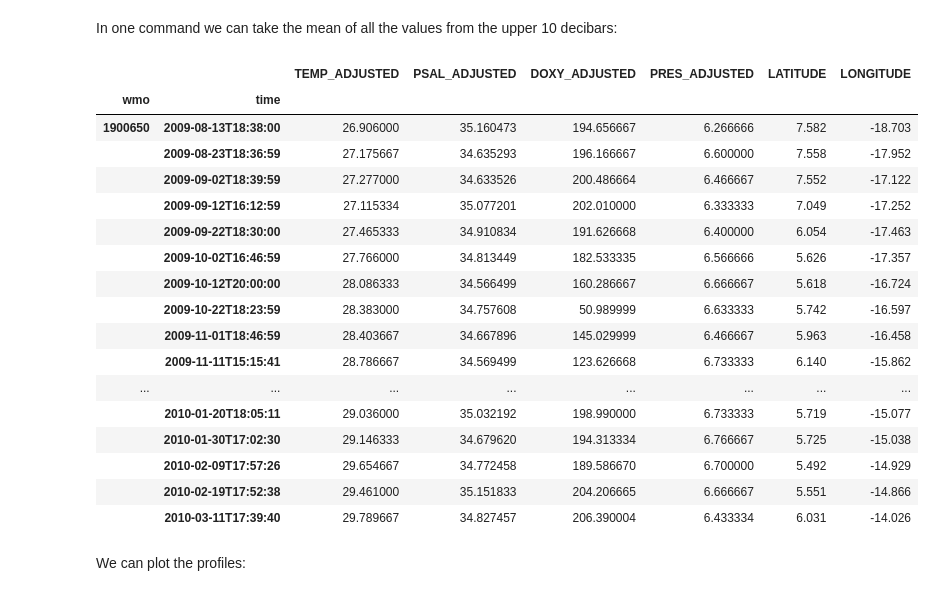
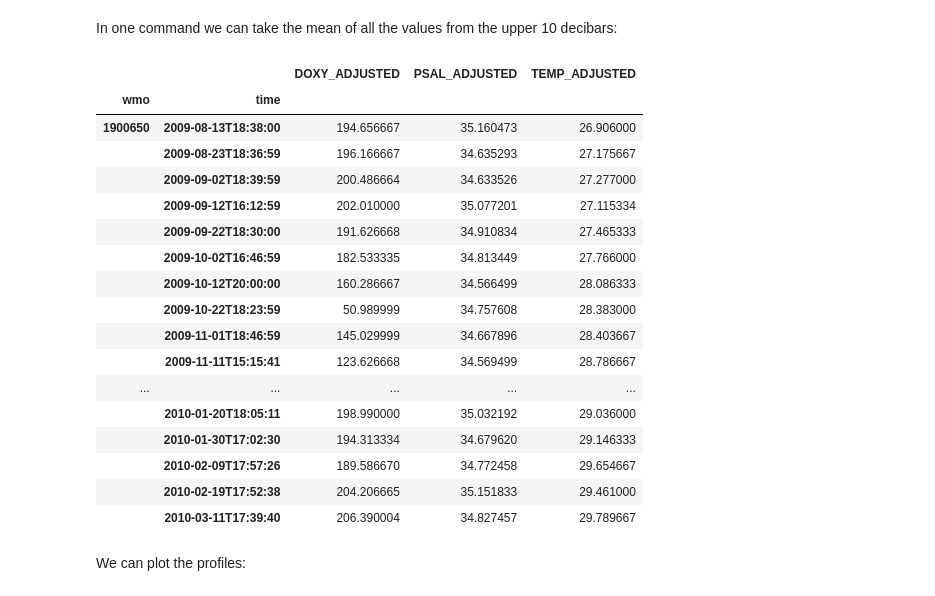
Before and after one commit to biofloat/biofloat, a Jupyter notebook: notebooks/build_oxyfloat_cache.ipynb, the cells around one changed output. Cells and saved outputs as stored; diff of their text form; code cells hidden in the pictures.

```diff
--- a/notebooks/build_oxyfloat_cache.ipynb
+++ b/notebooks/build_oxyfloat_cache.ipynb
@@ -119,26 +119,26 @@ df.query('depth < 10')
 # %% [markdown]
 In one command we can take the mean of all the values from the upper 10 decibars:
 # %%
-df.query('depth < 10').groupby(level=['wmo', 'time']).mean()
+df.query('pressure < 10').groupby(level=['wmo', 'time']).mean()
 # %% [output]
-|  |  | TEMP_ADJUSTED | PSAL_ADJUSTED | DOXY_ADJUSTED | PRES_ADJUSTED | LATITUDE | LONGITUDE |
-| wmo | time |  |  |  |  |  |  |
-| 1900650 | 2009-08-13T18:38:00 | 26.906000 | 35.160473 | 194.656667 | 6.266666 | 7.582 | -18.703 |
-|  | 2009-08-23T18:36:59 | 27.175667 | 34.635293 | 196.166667 | 6.600000 | 7.558 | -17.952 |
-|  | 2009-09-02T18:39:59 | 27.277000 | 34.633526 | 200.486664 | 6.466667 | 7.552 | -17.122 |
-|  | 2009-09-12T16:12:59 | 27.115334 | 35.077201 | 202.010000 | 6.333333 | 7.049 | -17.252 |
-|  | 2009-09-22T18:30:00 | 27.465333 | 34.910834 | 191.626668 | 6.400000 | 6.054 | -17.463 |
-|  | 2009-10-02T16:46:59 | 27.766000 | 34.813449 | 182.533335 | 6.566666 | 5.626 | -17.357 |
-|  | 2009-10-12T20:00:00 | 28.086333 | 34.566499 | 160.286667 | 6.666667 | 5.618 | -16.724 |
-|  | 2009-10-22T18:23:59 | 28.383000 | 34.757608 | 50.989999 | 6.633333 | 5.742 | -16.597 |
-|  | 2009-11-01T18:46:59 | 28.403667 | 34.667896 | 145.029999 | 6.466667 | 5.963 | -16.458 |
-|  | 2009-11-11T15:15:41 | 28.786667 | 34.569499 | 123.626668 | 6.733333 | 6.140 | -15.862 |
-| ... | ... | ... | ... | ... | ... | ... | ... |
-|  | 2010-01-20T18:05:11 | 29.036000 | 35.032192 | 198.990000 | 6.733333 | 5.719 | -15.077 |
-|  | 2010-01-30T17:02:30 | 29.146333 | 34.679620 | 194.313334 | 6.766667 | 5.725 | -15.038 |
-|  | 2010-02-09T17:57:26 | 29.654667 | 34.772458 | 189.586670 | 6.700000 | 5.492 | -14.929 |
-|  | 2010-02-19T17:52:38 | 29.461000 | 35.151833 | 204.206665 | 6.666667 | 5.551 | -14.866 |
-|  | 2010-03-11T17:39:40 | 29.789667 | 34.827457 | 206.390004 | 6.433334 | 6.031 | -14.026 |
+|  |  | DOXY_ADJUSTED | PSAL_ADJUSTED | TEMP_ADJUSTED |
+| wmo | time |  |  |  |
+| 1900650 | 2009-08-13T18:38:00 | 194.656667 | 35.160473 | 26.906000 |
+|  | 2009-08-23T18:36:59 | 196.166667 | 34.635293 | 27.175667 |
+|  | 2009-09-02T18:39:59 | 200.486664 | 34.633526 | 27.277000 |
+|  | 2009-09-12T16:12:59 | 202.010000 | 35.077201 | 27.115334 |
+|  | 2009-09-22T18:30:00 | 191.626668 | 34.910834 | 27.465333 |
+|  | 2009-10-02T16:46:59 | 182.533335 | 34.813449 | 27.766000 |
+|  | 2009-10-12T20:00:00 | 160.286667 | 34.566499 | 28.086333 |
+|  | 2009-10-22T18:23:59 | 50.989999 | 34.757608 | 28.383000 |
+|  | 2009-11-01T18:46:59 | 145.029999 | 34.667896 | 28.403667 |
+|  | 2009-11-11T15:15:41 | 123.626668 | 34.569499 | 28.786667 |
+| ... | ... | ... | ... | ... |
+|  | 2010-01-20T18:05:11 | 198.990000 | 35.032192 | 29.036000 |
+|  | 2010-01-30T17:02:30 | 194.313334 | 34.679620 | 29.146333 |
+|  | 2010-02-09T17:57:26 | 189.586670 | 34.772458 | 29.654667 |
+|  | 2010-02-19T17:52:38 | 204.206665 | 35.151833 | 29.461000 |
+|  | 2010-03-11T17:39:40 | 206.390004 | 34.827457 | 29.789667 |
 # %% [markdown]
 We can plot the profiles:
 # %%
```
Also changed, not shown: parts of 9 cells of this notebook, 2 other files.
